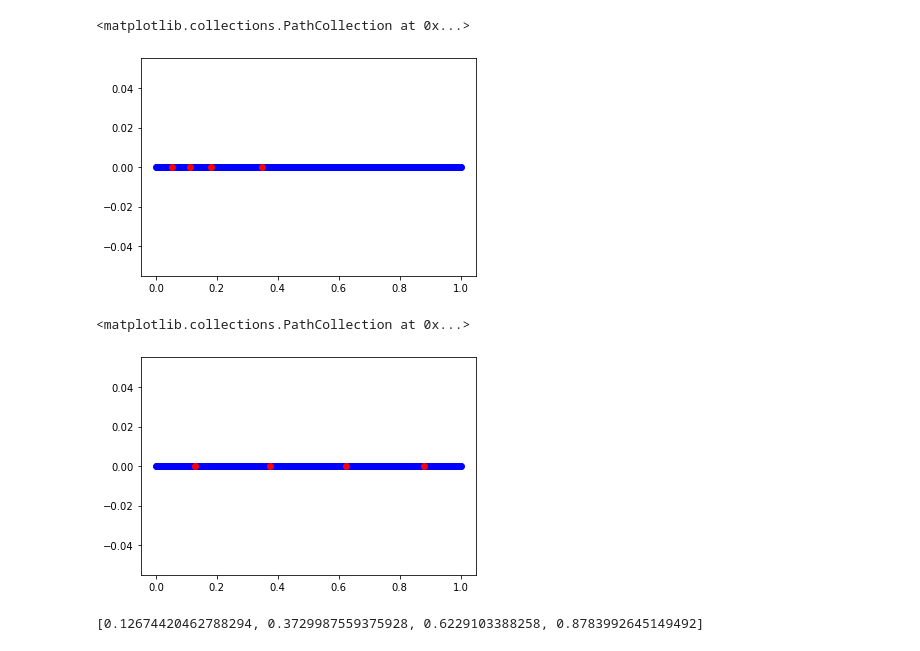
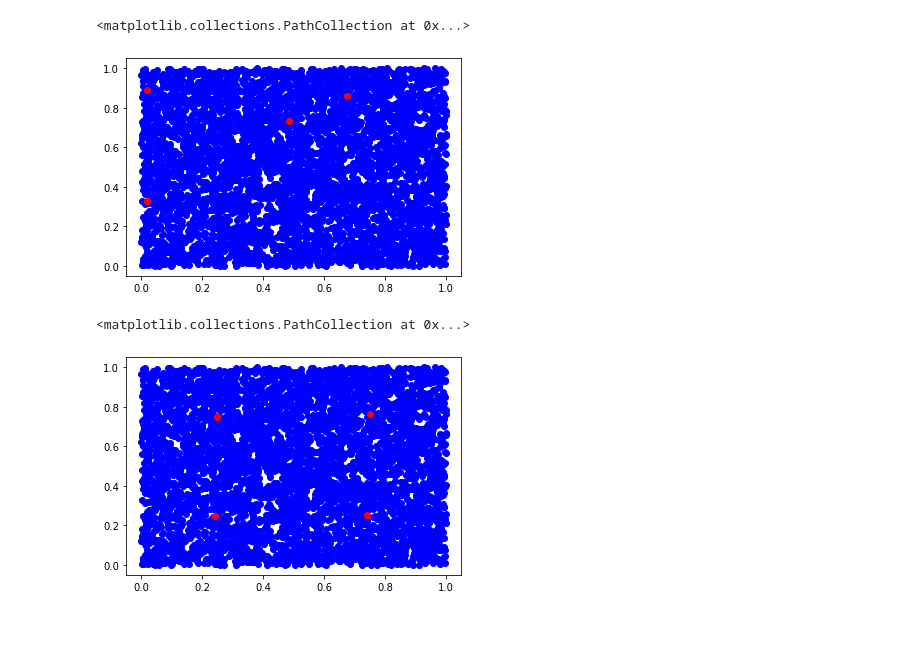
Before and after one commit to yashpatel5400/csi, a Jupyter notebook: check.ipynb, the cells around one changed output. Saved outputs shown, nothing was run; the diff lists cells and outputs as text; code cells hidden in the pictures.

```diff
--- a/check.ipynb
+++ b/check.ipynb
@@ -4,17 +4,17 @@ import matplotlib.pyplot as plt
 # %%
 # want to min_{{y_i}} E_X[ min_{y_i} || x - y_i || ]
 # so, since we don't wanna do the math, we just take the MC estimate of this expectation
-M = 1_000
-samples = np.random.uniform(0, 1, size=M)
+M = 5_000
+samples = np.random.uniform(low=[0, 0], high=[1, 1], size=(M, 2))
 # %%
 N = 4
-rps = np.random.random(N)
+rps = np.random.random((N, 2))
 # %%
-plt.scatter(samples, np.zeros_like(samples), color="b")
-plt.scatter(rps, np.zeros_like(rps), color="r")
+plt.scatter(samples[:,0], samples[:,1], color="b")
+plt.scatter(rps[:,0], rps[:,1], color="r")
 # %% [output]
 <matplotlib.collections.PathCollection at 0x...>
-[figure, old version]
+[figure, new version]
 # %%
 eta = 0.01
 update_steps = 10_000
@@ -29,11 +34,7 @@ for _ in range(update_steps):
         rps[idx] += grad * eta
 # %%
-plt.scatter(samples, np.zeros_like(samples), color="b")
-plt.scatter(rps, np.zeros_like(rps), color="r")
+plt.scatter(samples[:,0], samples[:,1], color="b")
+plt.scatter(rps[:,0], rps[:,1], color="r")
 # %% [output]
 <matplotlib.collections.PathCollection at 0x...>
-[figure, old version]
+[figure, new version]
-# %%
-sorted(rps)
-# %% [output]
-[0.12674420462788294, 0.3729987559375928, 0.6229103388258, 0.8783992645149492]
```
Also changed, not shown: parts of 1 cell of this notebook.
